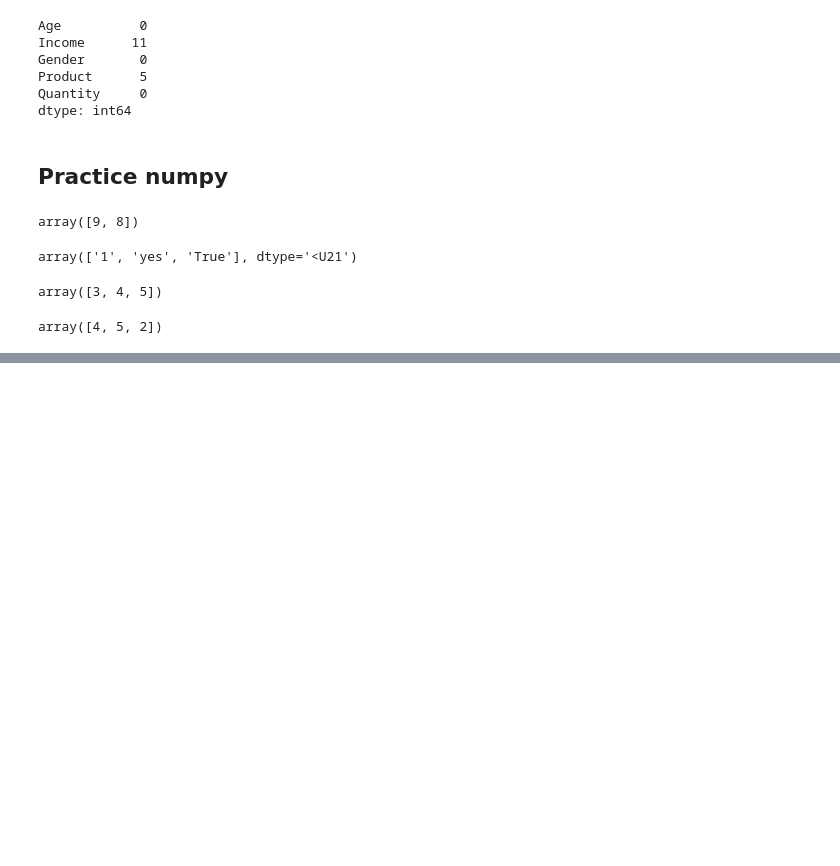
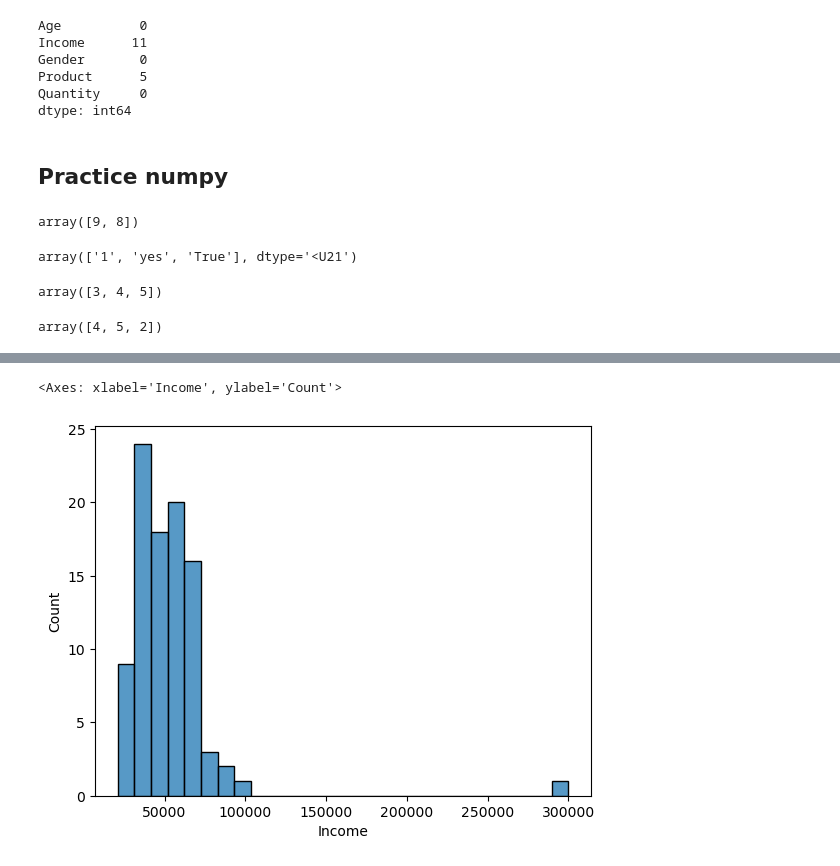
Before and after one commit to JinL-Zhang/Schulich_MBAN-6110-Data_Science-, a Jupyter notebook: check_envir.ipynb, the cells around one changed output, grey strips where cells are left out. Cells and saved outputs as stored; diff of their text form; code cells hidden in the pictures; blank space fills up the shorter version.

```diff
--- a/check_envir.ipynb
+++ b/check_envir.ipynb
@@ -220,0 +226,8 @@ array([4, 5, 2])
+# %%
+import seaborn as sns
+import matplotlib as mtp
+sns.histplot(df.Income) # plot distribution of 'income' feature, so that we can know if there is skewness in the data
+# you can also specify the bin range
+# %% [output]
+<Axes: xlabel='Income', ylabel='Count'>
+[figure, added]
```
Also changed, not shown: parts of 14 cells of this notebook, 1 other file.
